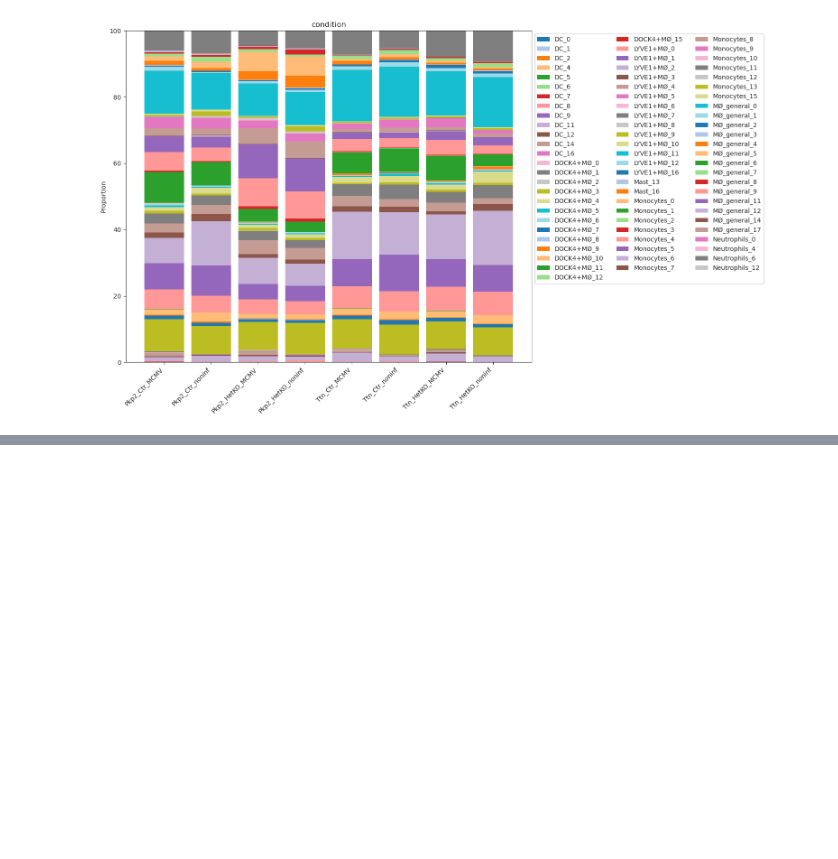
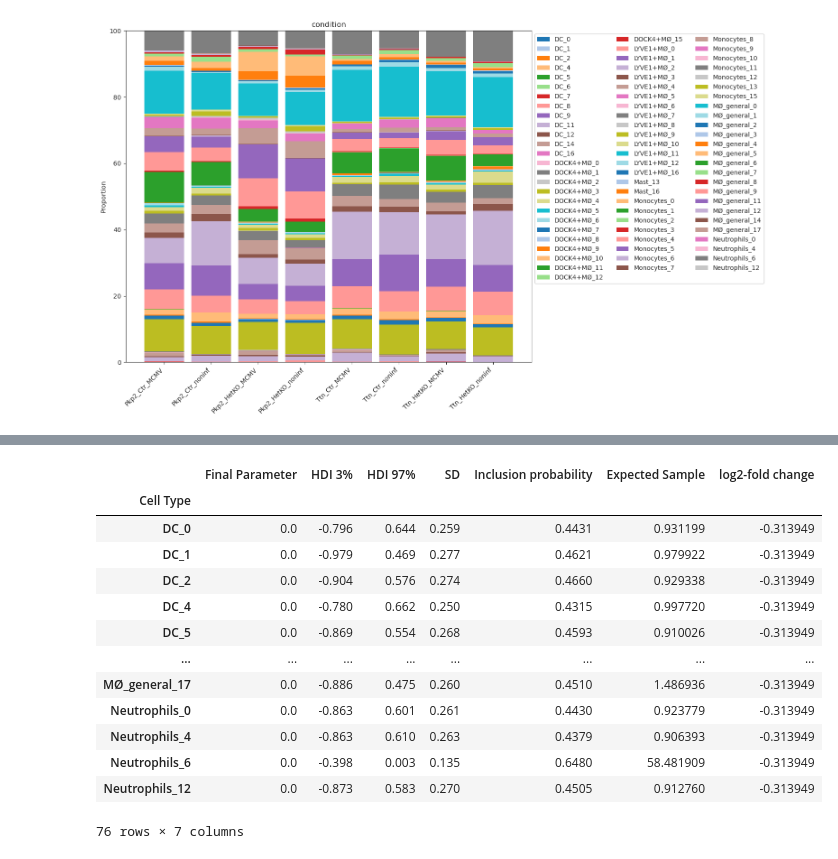
Before and after one commit to Ale-x-andra24/ACM_Mouse_Immune, a Jupyter notebook: 4_label_transfer_scANVI/Seed_label_myeloids_lymphoids/20240327_6D_ACM_calculate_statistics_myeloids.ipynb, the cells around one changed output, grey strips where cells are left out. Saved outputs shown, nothing was run; the diff lists cells and outputs as text; code cells hidden in the pictures; blank space fills up the shorter version.

```diff
--- a/4_label_transfer_scANVI/Seed_label_myeloids_lymphoids/20240327_6D_ACM_calculate_statistics_myeloids.ipynb
+++ b/4_label_transfer_scANVI/Seed_label_myeloids_lymphoids/20240327_6D_ACM_calculate_statistics_myeloids.ipynb
@@ -178,3 +305,20 @@ sccoda_data["coda"].varm["effect_df_genotype[T.Pkp2_HetKO]"]
+# %%
+sccoda_data["coda"].varm["effect_df_condition[T.Pkp2_HetKO_MCMV]"]
+# %% [output]
+|  | Final Parameter | HDI 3% | HDI 97% | SD | Inclusion probability | Expected Sample | log2-fold change |
+| Cell Type |  |  |  |  |  |  |  |
+| DC_0 | 0.0 | -0.796 | 0.644 | 0.259 | 0.4431 | 0.931199 | -0.313949 |
+| DC_1 | 0.0 | -0.979 | 0.469 | 0.277 | 0.4621 | 0.979922 | -0.313949 |
+| DC_2 | 0.0 | -0.904 | 0.576 | 0.274 | 0.4660 | 0.929338 | -0.313949 |
+| DC_4 | 0.0 | -0.780 | 0.662 | 0.250 | 0.4315 | 0.997720 | -0.313949 |
+| DC_5 | 0.0 | -0.869 | 0.554 | 0.268 | 0.4593 | 0.910026 | -0.313949 |
+| ... | ... | ... | ... | ... | ... | ... | ... |
+| MØ_general_17 | 0.0 | -0.886 | 0.475 | 0.260 | 0.4510 | 1.486936 | -0.313949 |
+| Neutrophils_0 | 0.0 | -0.863 | 0.601 | 0.261 | 0.4430 | 0.923779 | -0.313949 |
+| Neutrophils_4 | 0.0 | -0.863 | 0.610 | 0.263 | 0.4379 | 0.906393 | -0.313949 |
+| Neutrophils_6 | 0.0 | -0.398 | 0.003 | 0.135 | 0.6480 | 58.481909 | -0.313949 |
+| Neutrophils_12 | 0.0 | -0.873 | 0.583 | 0.270 | 0.4505 | 0.912760 | -0.313949 |
+76 rows × 7 columns
 # %%
 plt.figure(figsize=(18,8))
 sns.barplot(data=sccoda_data["coda"].varm["effect_df_genotype[T.Pkp2_HetKO]"], x="Cell Type", y="log2-fold change", hue="Cell Type")
```
Also changed, not shown: parts of 17 cells of this notebook.
